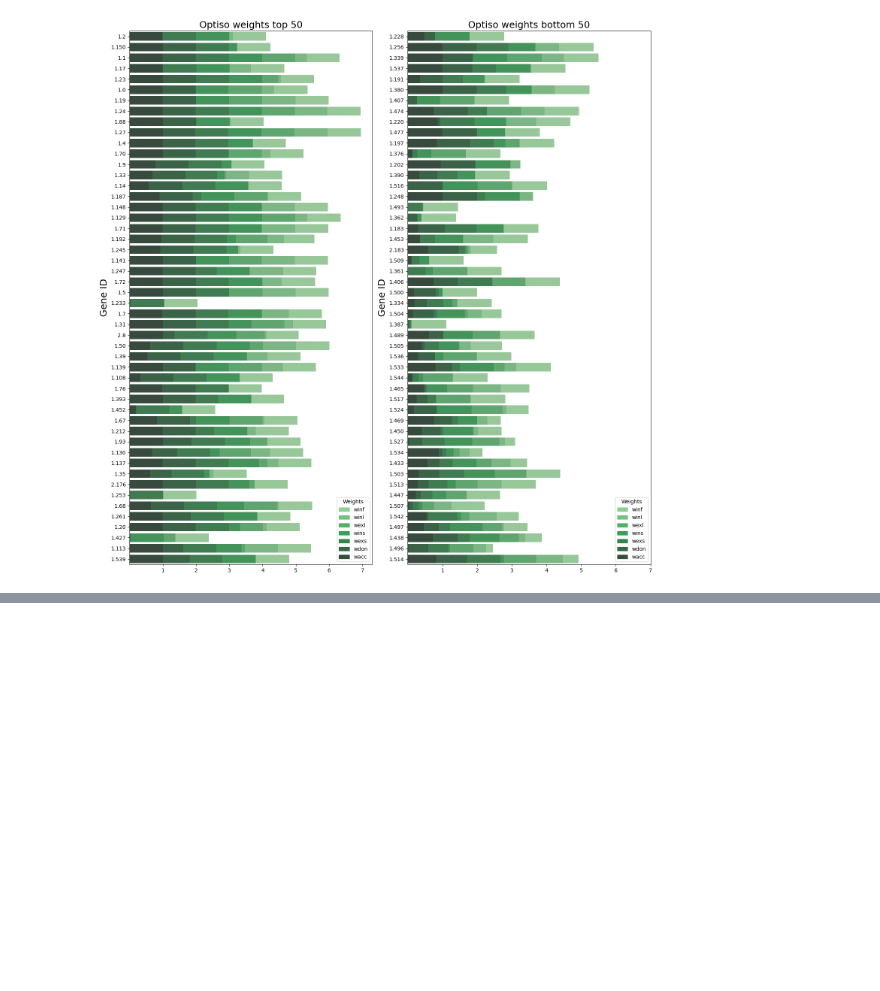
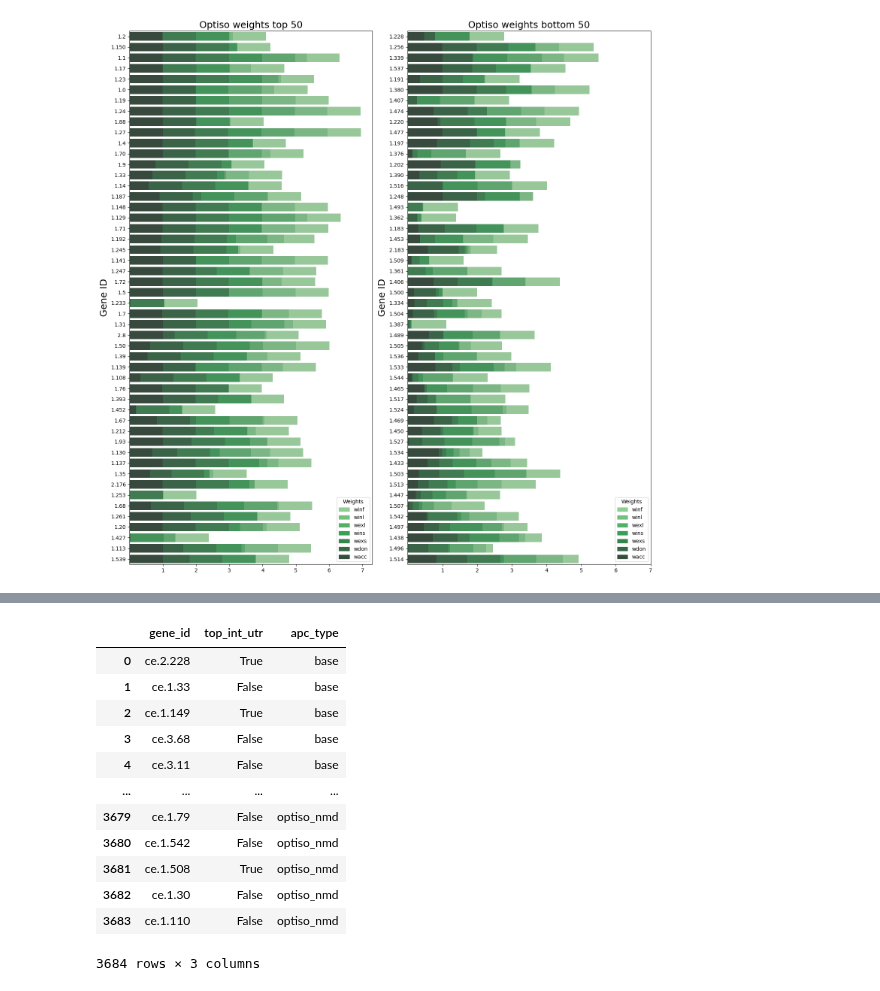
Before and after one commit to KorfLab/isoforms, a Jupyter notebook: APCanalysis/apc_paper.ipynb, the cells around one changed output, grey strips where cells are left out. Saved outputs shown, nothing was run; the diff lists cells and outputs as text; code cells hidden in the pictures; blank space fills up the shorter version.

```diff
--- a/APCanalysis/apc_paper.ipynb
+++ b/APCanalysis/apc_paper.ipynb
@@ -1059,0 +1076,17 @@ plt.savefig('optiso_weights.png', dpi=1000)
+# %%
+utr_introns = pd.read_csv('utr_introns.csv')
+utr_introns
+# %% [output]
+|  | gene_id | top_int_utr | apc_type |
+| 0 | ce.2.228 | True | base |
+| 1 | ce.1.33 | False | base |
+| 2 | ce.1.149 | True | base |
+| 3 | ce.3.68 | False | base |
+| 4 | ce.3.11 | False | base |
+| ... | ... | ... | ... |
+| 3679 | ce.1.79 | False | optiso_nmd |
+| 3680 | ce.1.542 | False | optiso_nmd |
+| 3681 | ce.1.508 | True | optiso_nmd |
+| 3682 | ce.1.30 | False | optiso_nmd |
+| 3683 | ce.1.110 | False | optiso_nmd |
+3684 rows × 3 columns
```
Also changed, not shown: parts of 1 cell of this notebook, 1 other file.
